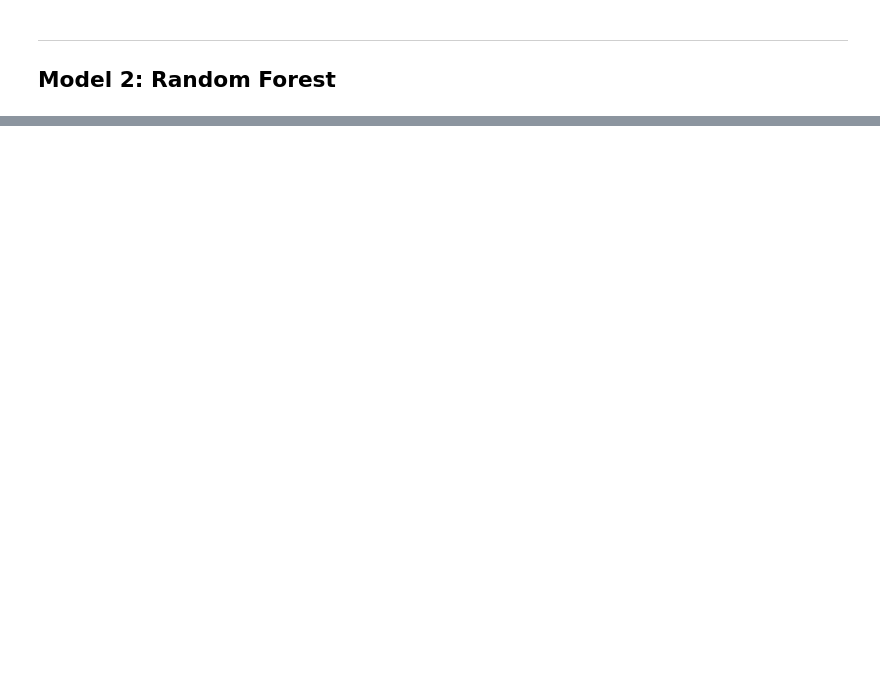
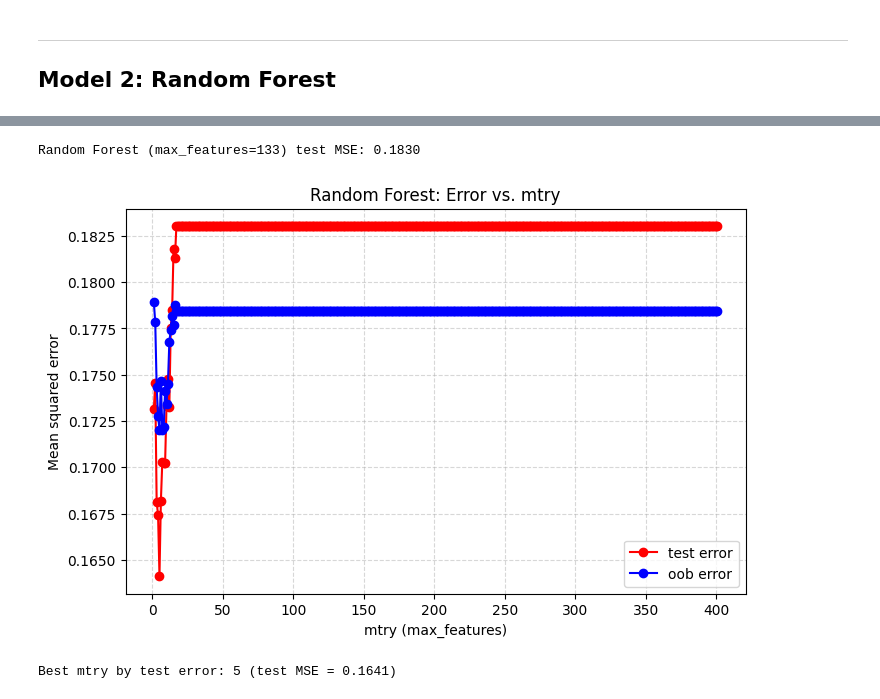
Before and after one commit to morgan1461/pokemon-card-price-predictor, a Jupyter notebook: model.ipynb, the cells around one changed output, grey strips where cells are left out. Cells and saved outputs as stored; diff of their text form; code cells hidden in the pictures; blank space fills up the shorter version.

Commit message:
Build out random forest model for the dataset

```diff
--- a/model.ipynb
+++ b/model.ipynb
@@ -430,0 +469,53 @@ print(test_rows.shape)
+# %%
+rf_default_mtry = max(1, features // 3)
+
+rf_pokemon = RandomForestRegressor(
+    n_estimators=500,
+    max_features=rf_default_mtry,
+    oob_score=True,
+    random_state=RANDOM,
+)
+rf_pokemon.fit(X_train, y_train)
+
+yhat_rf = rf_pokemon.predict(X_test)
+rf_test_mse = mean_squared_error(y_test, yhat_rf)
+print(f'Random Forest (max_features={rf_default_mtry}) test MSE: {rf_test_mse:.4f}')
+# %% [output]
+Random Forest (max_features=133) test MSE: 0.1830
+# %%
+test_error = []
+oob_error = []
+
+for m in range(1, features + 1):
+    rf_m = RandomForestRegressor(
+        n_estimators=500,
+        max_features=m,
+        oob_score=True,
+        random_state=RANDOM,
+        n_jobs=-1,
+    )
+    rf_m.fit(X_train, y_train)
+
+    yhat_m = rf_m.predict(X_test)
+    test_error.append(mean_squared_error(y_test, yhat_m))
+
+    oob_mse = mean_squared_error(y_train, rf_m.oob_prediction_)
+    oob_error.append(oob_mse)
+
+mtry_range = range(1, features + 1)
+
+plt.figure(figsize=(8, 5))
+plt.plot(mtry_range, test_error, marker='o', color='red', label='test error')
+plt.plot(mtry_range, oob_error, marker='o', color='blue', label='oob error')
+plt.xlabel('mtry (max_features)')
+plt.ylabel('Mean squared error')
+plt.title('Random Forest: Error vs. mtry')
+plt.legend()
+plt.grid(True, linestyle='--', alpha=0.5)
+plt.show()
+
+best_mtry = mtry_range[int(np.argmin(test_error))]
+print(f'Best mtry by test error: {best_mtry} (test MSE = {min(test_error):.4f})')
+# %% [output]
+[figure, added]
+Best mtry by test error: 5 (test MSE = 0.1641)
```
Also changed, not shown: parts of 12 cells of this notebook.
